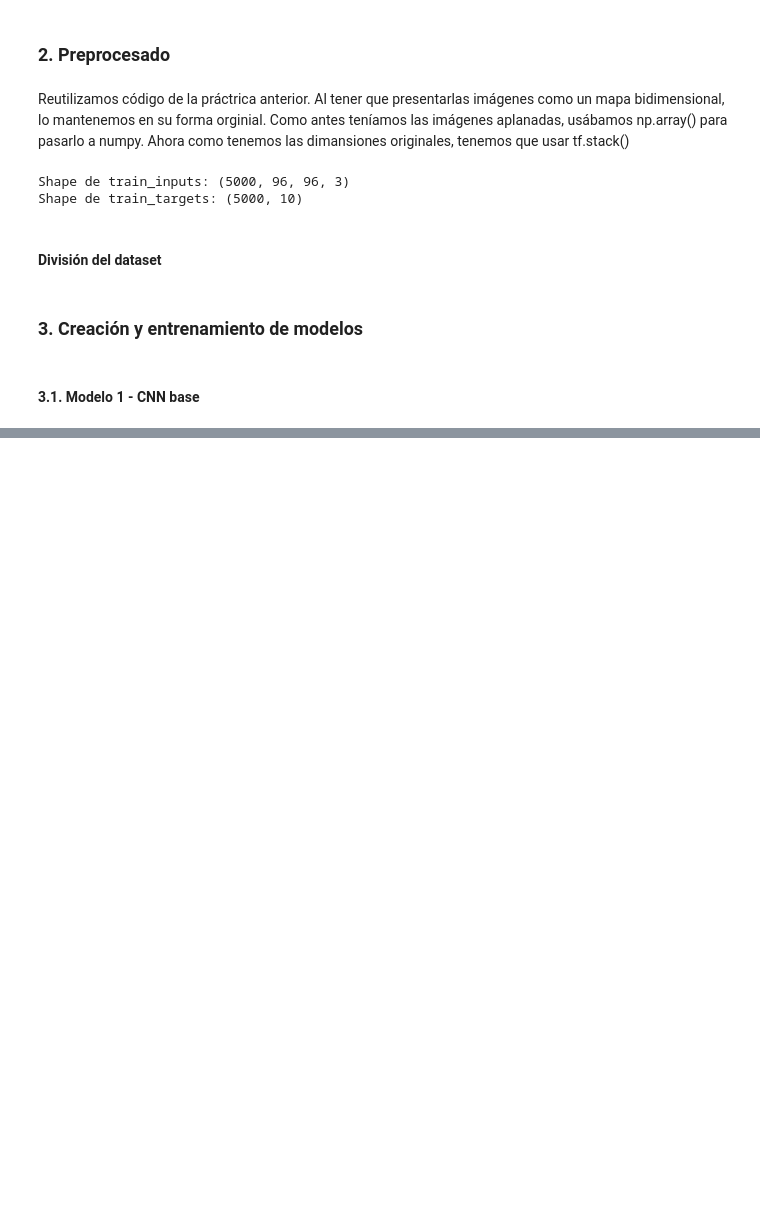
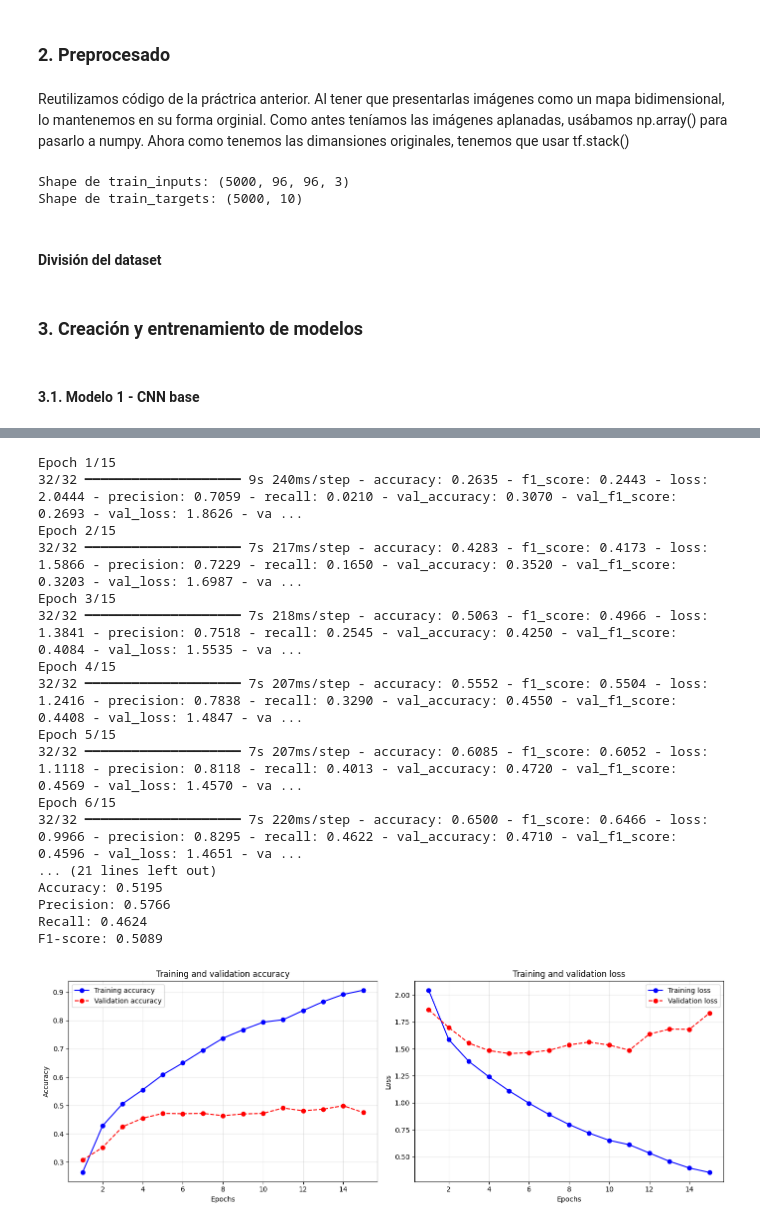
Before and after one commit to NataliaMartinezGarcia/AP-humilde, a Jupyter notebook: P2(AP.11.06).ipynb, the cells around one changed output, grey strips where cells are left out. Saved outputs shown, nothing was run; the diff lists cells and outputs as text; code cells hidden in the pictures; blank space fills up the shorter version.

```diff
--- a/P2(AP.11.06).ipynb
+++ b/P2(AP.11.06).ipynb
@@ -353,0 +288,34 @@ F1-score: 0.4762
+# %%
+# copié el ejemplo del lab 6 del punto 6.4.1, vamos cambiando cosas luego
+def data_aug(input_shape, num_classes):
+
+    inputs = layers.Input(shape=input_shape)
+    x = data_augmentation(inputs)
+
+    x = layers.Conv2D(32, kernel_size=3, activation="relu", padding="same")(inputs)
+    x = layers.MaxPooling2D(pool_size=2)(x)
+    x = layers.Conv2D(64, kernel_size=3, activation="relu", padding="same")(x)
+    x = layers.MaxPooling2D(pool_size=2)(x)
+    x = layers.Conv2D(128, kernel_size=3, activation="relu", padding="same")(x)
+
+    x = layers.Flatten()(x)
+    outputs = layers.Dense(num_classes, activation="softmax")(x)
+
+    data_aug = models.Model(inputs, outputs, name="data_augmentation")
+    return data_aug
+
+# Construcción con TUS variables
+data_aug = data_aug(tamano_imagen,num_clases)
+
+# Si quieres, después le añades tus métricas de Precision/Recall/F1.
+data_aug.compile(
+optimizer=tf.keras.optimizers.Adam(learning_rate=3e-4),
+loss='categorical_crossentropy',
+metrics=[
+    'accuracy',
+    metrics.Precision(name='precision'),
+    metrics.Recall(name='recall'),
+    metrics.F1Score(name='f1_score', average='macro')
+])
+
+data_aug.summary()
@@ -353,0 +346,27 @@ F1-score: 0.4762
+# %%
+hist_data_aug, loss_data_aug, acc_data_aug, prec_data_aug, rec_data_aug, f1_data_aug= entrenar(
+    data_aug,
+    (training_inputs, training_targets),(val_inputs, val_targets),(test_inputs, test_targets),
+)
+
+plot(hist_data_aug)
+visualkeras.layered_view(data_aug, legend=True)
+# %% [output]
+Epoch 1/15
+32/32 ━━━━━━━━━━━━━━━━━━━━ 9s 240ms/step - accuracy: 0.2635 - f1_score: 0.2443 - loss: 2.0444 - precision: 0.7059 - recall: 0.0210 - val_accuracy: 0.3070 - val_f1_score: 0.2693 - val_loss: 1.8626 - va ...
+Epoch 2/15
+32/32 ━━━━━━━━━━━━━━━━━━━━ 7s 217ms/step - accuracy: 0.4283 - f1_score: 0.4173 - loss: 1.5866 - precision: 0.7229 - recall: 0.1650 - val_accuracy: 0.3520 - val_f1_score: 0.3203 - val_loss: 1.6987 - va ...
+Epoch 3/15
+32/32 ━━━━━━━━━━━━━━━━━━━━ 7s 218ms/step - accuracy: 0.5063 - f1_score: 0.4966 - loss: 1.3841 - precision: 0.7518 - recall: 0.2545 - val_accuracy: 0.4250 - val_f1_score: 0.4084 - val_loss: 1.5535 - va ...
+Epoch 4/15
+32/32 ━━━━━━━━━━━━━━━━━━━━ 7s 207ms/step - accuracy: 0.5552 - f1_score: 0.5504 - loss: 1.2416 - precision: 0.7838 - recall: 0.3290 - val_accuracy: 0.4550 - val_f1_score: 0.4408 - val_loss: 1.4847 - va ...
+Epoch 5/15
+32/32 ━━━━━━━━━━━━━━━━━━━━ 7s 207ms/step - accuracy: 0.6085 - f1_score: 0.6052 - loss: 1.1118 - precision: 0.8118 - recall: 0.4013 - val_accuracy: 0.4720 - val_f1_score: 0.4569 - val_loss: 1.4570 - va ...
+Epoch 6/15
+32/32 ━━━━━━━━━━━━━━━━━━━━ 7s 220ms/step - accuracy: 0.6500 - f1_score: 0.6466 - loss: 0.9966 - precision: 0.8295 - recall: 0.4622 - val_accuracy: 0.4710 - val_f1_score: 0.4596 - val_loss: 1.4651 - va ...
+... (21 lines left out)
+Accuracy: 0.5195
+Precision: 0.5766
+Recall: 0.4624
+F1-score: 0.5089
+[figure, added]
```
Also changed, not shown: parts of 9 cells of this notebook.
